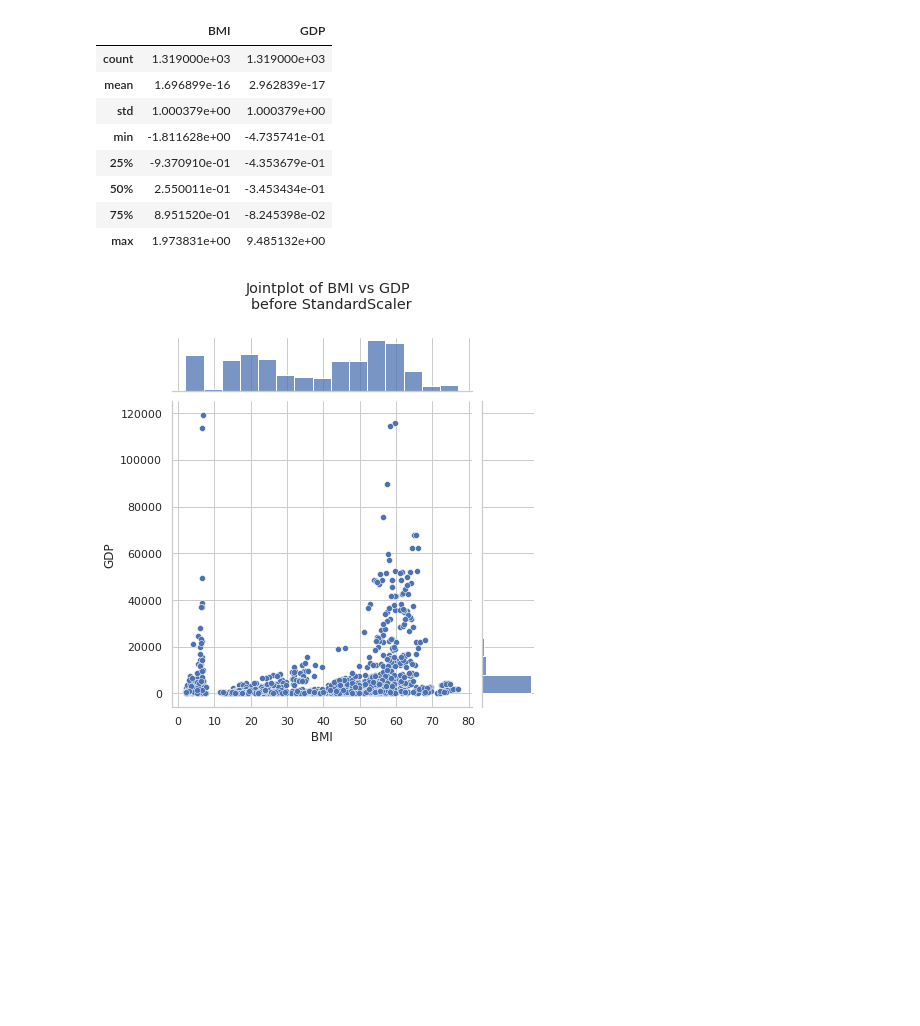
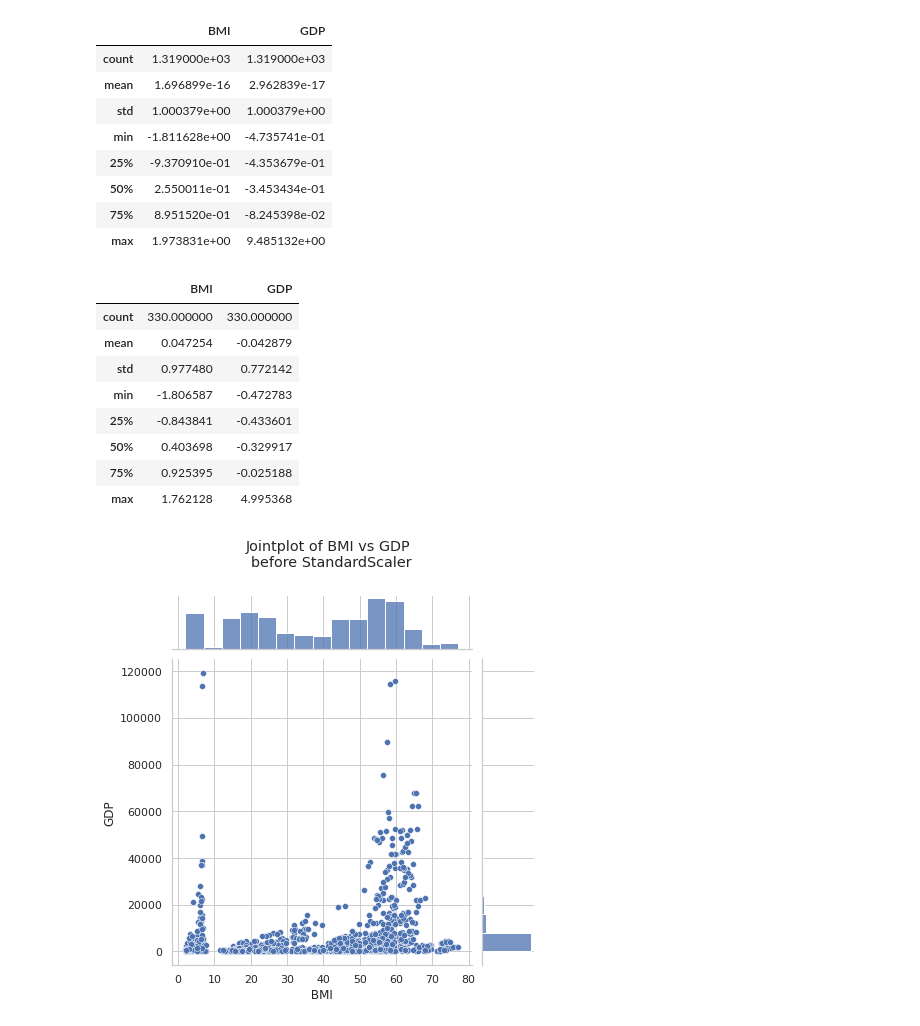
Before and after one commit to abelowska/eegML, a Jupyter notebook: Classes_04_nonlinear_regression_pipelines.ipynb, the cells around one changed output. Saved outputs shown, nothing was run; the diff lists cells and outputs as text; code cells hidden in the pictures; blank space fills up the shorter version.

```diff
--- a/Classes_04_nonlinear_regression_pipelines.ipynb
+++ b/Classes_04_nonlinear_regression_pipelines.ipynb
@@ -210,6 +217,25 @@ X_train_scaled_df.describe()
 | 50% | 2.550011e-01 | -3.453434e-01 |
 | 75% | 8.951520e-01 | -8.245398e-02 |
 | max | 1.973831e+00 | 9.485132e+00 |
+# %%
+X_test_scaled = scaler.transform(X_test)
+# %%
+X_test_scaled_df = pd.DataFrame(
+    X_test_scaled,
+    columns=X_test.columns
+)
+
+X_test_scaled_df.describe()
+# %% [output]
+|  | BMI | GDP |
+| count | 330.000000 | 330.000000 |
+| mean | 0.047254 | -0.042879 |
+| std | 0.977480 | 0.772142 |
+| min | -1.806587 | -0.472783 |
+| 25% | -0.843841 | -0.433601 |
+| 50% | 0.403698 | -0.329917 |
+| 75% | 0.925395 | -0.025188 |
+| max | 1.762128 | 4.995368 |
 # %%
 sns.jointplot(data=X_train, x=" BMI ",
               y="GDP", marginal_kws=dict(bins=15))
```
Also changed, not shown: parts of 18 cells of this notebook.
